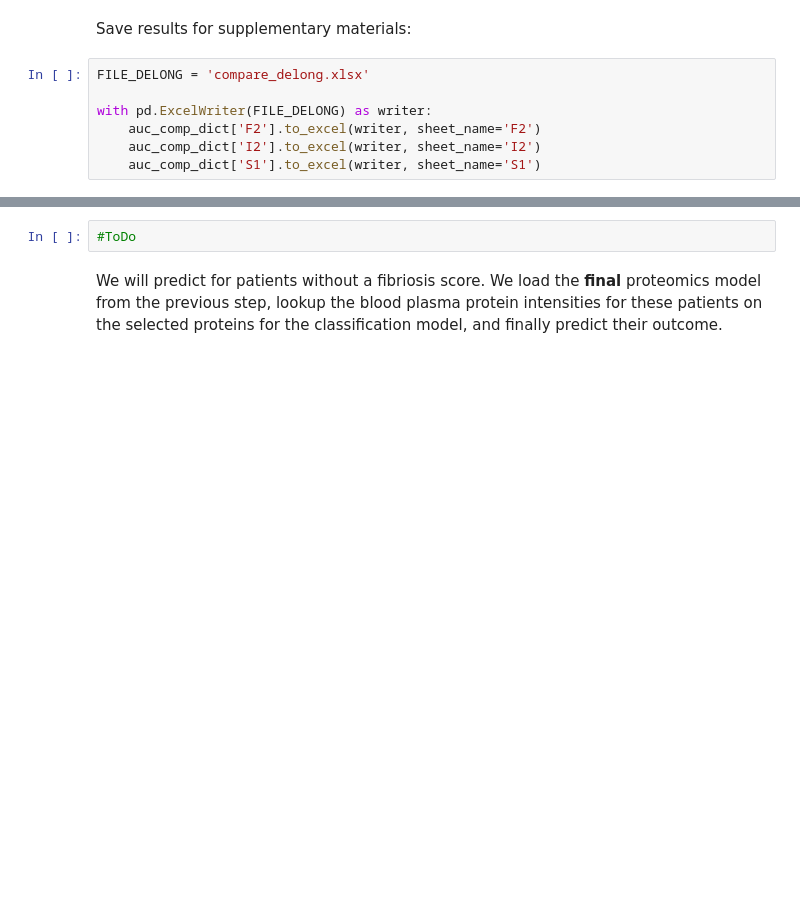
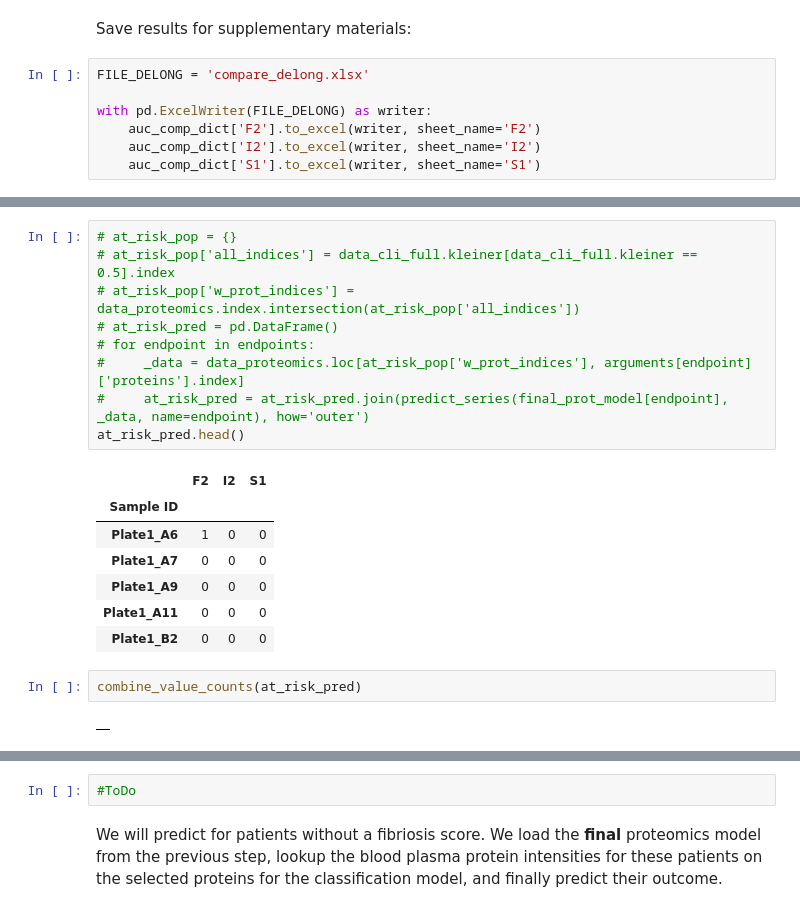
Before and after one commit to llniu/ALD-study, a Jupyter notebook: ald_analysis_hw.ipynb, the cells around one changed output, grey strips where cells are left out. Drawn from its saved outputs; the diff is of its cells as text; blank space fills up the shorter version.

```diff
--- a/ald_analysis_hw.ipynb
+++ b/ald_analysis_hw.ipynb
@@ -2181,0 +2314,21 @@ with pd.ExcelWriter(FILE_DELONG) as writer:
+# %%
+# at_risk_pop = {}
+# at_risk_pop['all_indices'] = data_cli_full.kleiner[data_cli_full.kleiner == 0.5].index
+# at_risk_pop['w_prot_indices'] = data_proteomics.index.intersection(at_risk_pop['all_indices'])
+# at_risk_pred = pd.DataFrame()
+# for endpoint in endpoints:
+#     _data = data_proteomics.loc[at_risk_pop['w_prot_indices'], arguments[endpoint]['proteins'].index]
+#     at_risk_pred = at_risk_pred.join(predict_series(final_prot_model[endpoint], _data, name=endpoint), how='outer')
+at_risk_pred.head()
+# %% [output]
+|  | F2 | I2 | S1 |
+| Sample ID |  |  |  |
+| Plate1_A6 | 1 | 0 | 0 |
+| Plate1_A7 | 0 | 0 | 0 |
+| Plate1_A9 | 0 | 0 | 0 |
+| Plate1_A11 | 0 | 0 | 0 |
+| Plate1_B2 | 0 | 0 | 0 |
+# %%
+combine_value_counts(at_risk_pred)
+# %% [output]
+|  |
```
Also changed, not shown: parts of 31 cells of this notebook.
